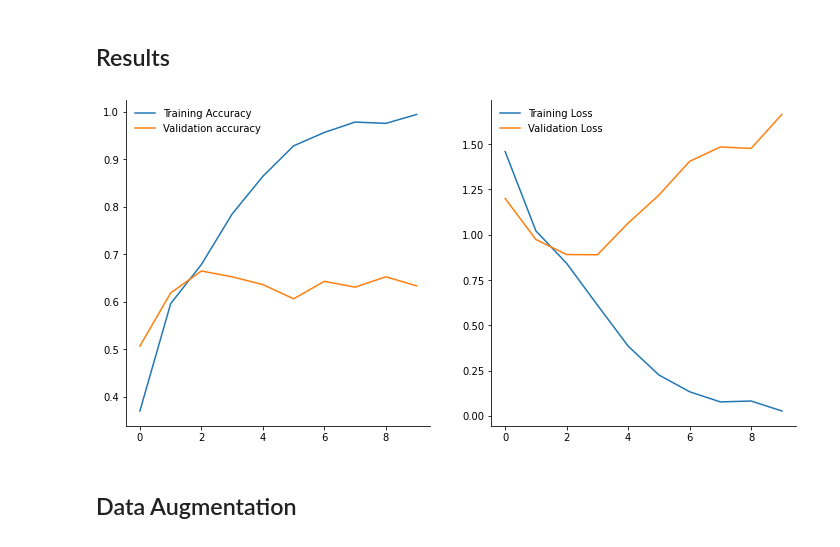
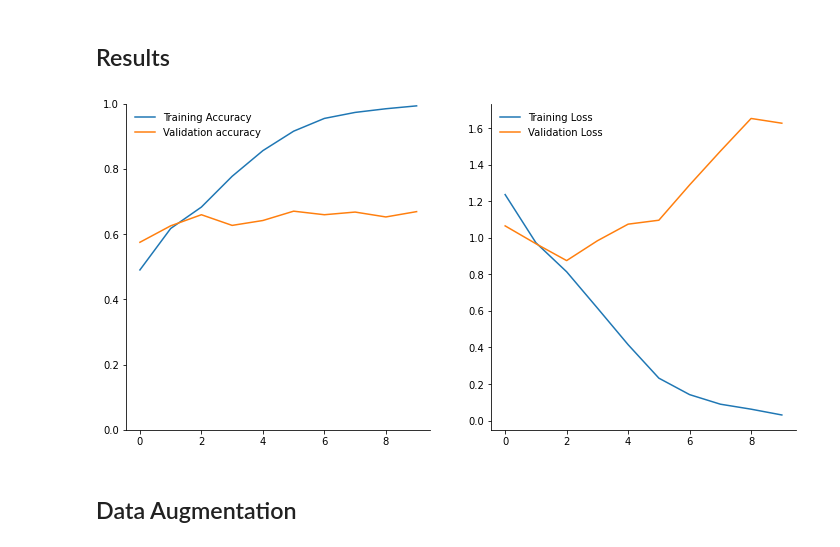
Before and after one commit to t-cormier/flower_image_class, a Jupyter notebook: scripts/Flower Class TF Tuto.ipynb, the cells around one changed output. Saved outputs shown, nothing was run; the diff lists cells and outputs as text; code cells hidden in the pictures.

```diff
--- a/scripts/Flower Class TF Tuto.ipynb
+++ b/scripts/Flower Class TF Tuto.ipynb
@@ -178,9 +161,7 @@ def plot_acc_loss(history, epochs):
-# %%
-
-
-plot_acc_loss(history, 10)
-# %% [output]
-[figure, removed]
+# %%
+plot_acc_loss(history, epochs)
+# %% [output]
+[figure, added]
 # %% [markdown]
 ## Data Augmentation
 # %%
```
Also changed, not shown: parts of 10 cells of this notebook, 4 other files.
